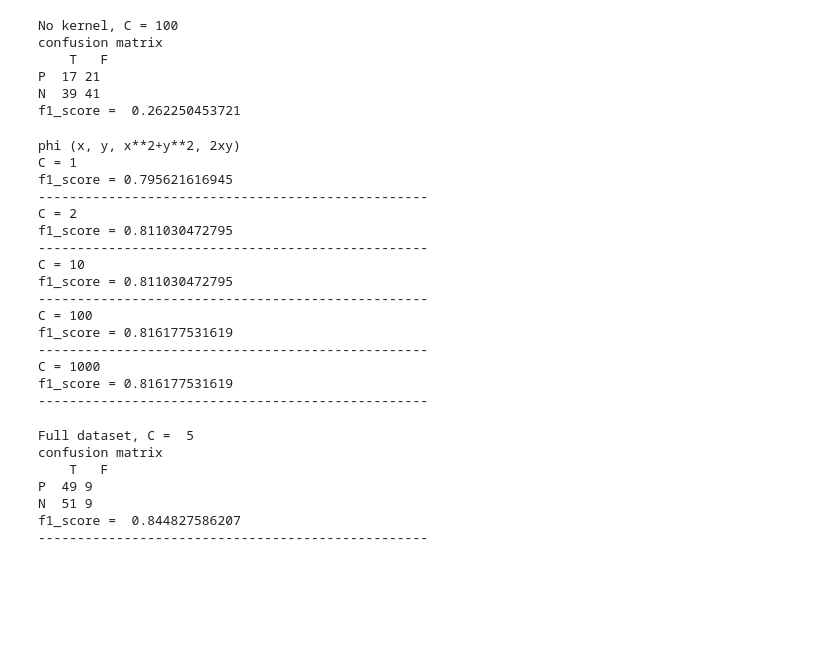
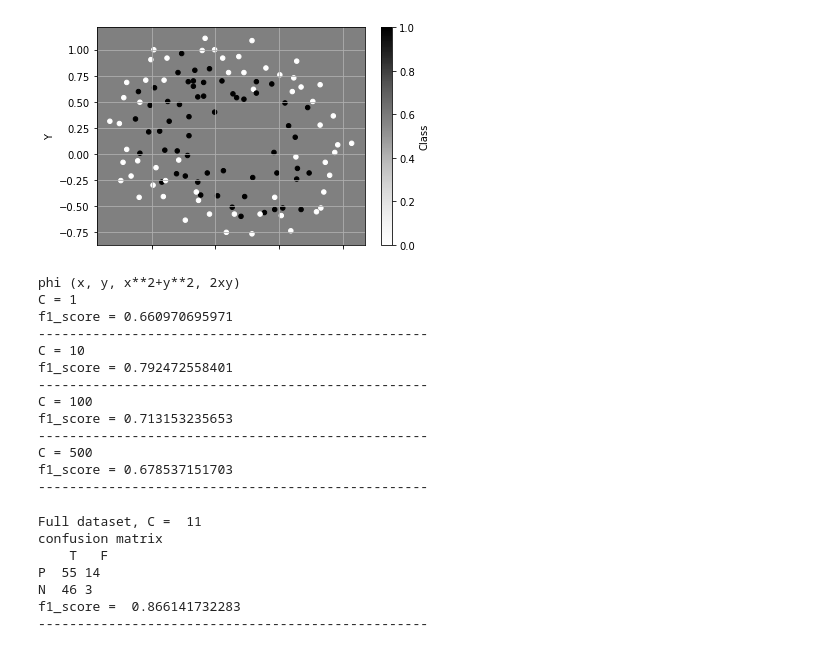
Before and after one commit to sultanko/ml_hw, a Jupyter notebook: hw4/hw4.ipynb, the cells around one changed output. Drawn from its saved outputs; the diff is of its cells as text; code cells hidden in the pictures; blank space fills up the shorter version.

```diff
--- a/hw4/hw4.ipynb
+++ b/hw4/hw4.ipynb
@@ -43,5 +45,7 @@ def shuffle(X, y):
 np.random.seed(42)
 #xs, ys = shuffle(xs, ys)
 # %%
-#plot1 = data.plot(kind='scatter', x='X', y='Y', c='Class', grid=True)
-#plot1.set_facecolor("gray")
+plot1 = data.plot(kind='scatter', x='X', y='Y', c='Class', grid=True)
+plot1.set_facecolor("gray")
+# %% [output]
+[figure, added]
@@ -135,39 +173,28 @@ class SVM_SGD(BaseEstimator):
 # %%
-print("No kernel, C = 100")
-svm = SVM_SGD(C = 100)
-svm.fit(xs, ys)
-pr = svm.predict(xs)
-print_f1Nmatrix(f1_score(pr, ys))
+#svm = SVM(C = 10, K = kernel_simple)
+#svm.fit(xs, ys)
+#pr = svm.predict(xs)
+#print_f1Nmatrix(f1_score(pr, ys))
-# %% [output]
-No kernel, C = 100
-confusion matrix
-    T   F
-P  17 21
-N  39 41
-f1_score =  0.262250453721
 # %%
 print("phi (x, y, x**2+y**2, 2xy)")
-for C in [1, 2, 10, 100, 1000]:
-    svm = SVM_SGD(C = C, phi = space_function )
+for C in [1, 10, 100, 500]:
+    svm = SVM(C = C, K = kernel_radial )
     print("C =", C)
     print("f1_score =", kf_cross_validation(svm, xs, ys)[0])
     print("--------------------------------------------------")
 # %% [output]
 phi (x, y, x**2+y**2, 2xy)
 C = 1
-f1_score = 0.795621616945
---------------------------------------------------
-C = 2
-f1_score = 0.811030472795
+f1_score = 0.660970695971
 --------------------------------------------------
 C = 10
-f1_score = 0.811030472795
+f1_score = 0.792472558401
 --------------------------------------------------
 C = 100
-f1_score = 0.816177531619
+f1_score = 0.713153235653
 --------------------------------------------------
-C = 1000
-f1_score = 0.816177531619
+C = 500
+f1_score = 0.678537151703
 --------------------------------------------------
 # %%
 best_c = 10
@@ -180,16 +207,16 @@ for ic in range(5, 15):
         best_f1_sc = f1_sc_t
 # %%
 print("Full dataset, C = ", best_c)
-svm = SVM_SGD(C = best_c, phi = space_function)
+svm = SVM(C = best_c, K = kernel_radial)
 svm.fit(xs, ys)
 prediction_svm = svm.predict(xs)
 print_f1Nmatrix(f1_score(prediction_svm, ys))
 print("--------------------------------------------------")
 # %% [output]
-Full dataset, C =  5
+Full dataset, C =  11
 confusion matrix
     T   F
-P  49 9
-N  51 9
-f1_score =  0.844827586207
+P  55 14
+N  46 3
+f1_score =  0.866141732283
 --------------------------------------------------
```
Also changed, not shown: parts of 15 cells of this notebook.
